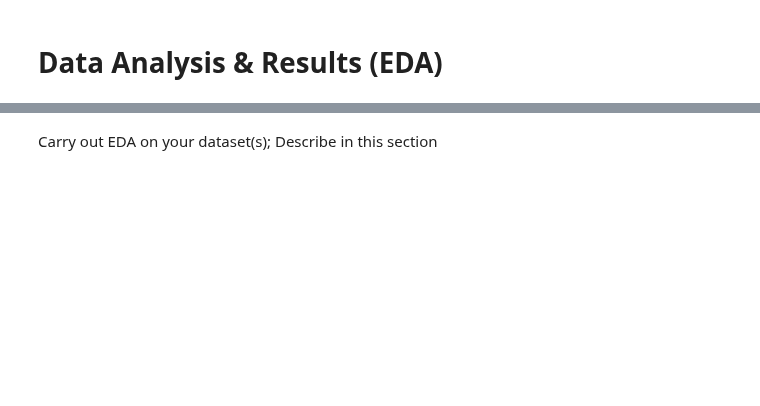
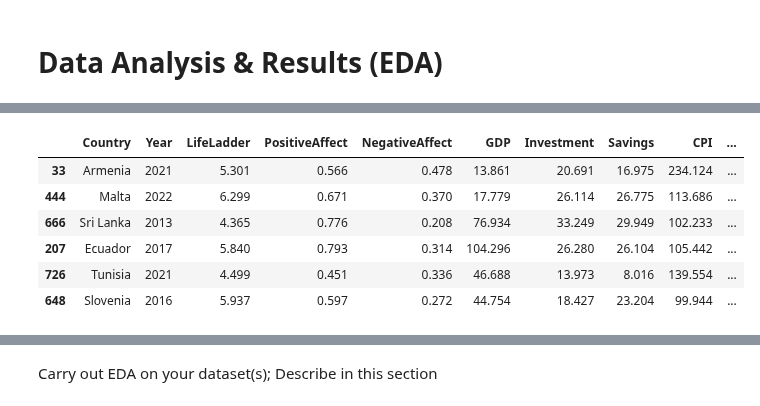
Before and after one commit to cskang3627/happiness, a Jupyter notebook: EDACheckpointGroup_Sp23_The_Group.ipynb, the cells around one changed output, grey strips where cells are left out. Cells and saved outputs as stored; diff of their text form; code cells hidden in the pictures; blank space fills up the shorter version.

```diff
--- a/EDACheckpointGroup_Sp23_The_Group.ipynb
+++ b/EDACheckpointGroup_Sp23_The_Group.ipynb
@@ -154,0 +188,10 @@ data.describe()
+# %%
+data.sample(6)
+# %% [output]
+|  | Country | Year | LifeLadder | PositiveAffect | NegativeAffect | GDP | Investment | Savings | CPI | ... |
+| 33 | Armenia | 2021 | 5.301 | 0.566 | 0.478 | 13.861 | 20.691 | 16.975 | 234.124 | ... |
+| 444 | Malta | 2022 | 6.299 | 0.671 | 0.370 | 17.779 | 26.114 | 26.775 | 113.686 | ... |
+| 666 | Sri Lanka | 2013 | 4.365 | 0.776 | 0.208 | 76.934 | 33.249 | 29.949 | 102.233 | ... |
+| 207 | Ecuador | 2017 | 5.840 | 0.793 | 0.314 | 104.296 | 26.280 | 26.104 | 105.442 | ... |
+| 726 | Tunisia | 2021 | 4.499 | 0.451 | 0.336 | 46.688 | 13.973 | 8.016 | 139.554 | ... |
+| 648 | Slovenia | 2016 | 5.937 | 0.597 | 0.272 | 44.754 | 18.427 | 23.204 | 99.944 | ... |
```
Also changed, not shown: parts of 9 cells of this notebook.
